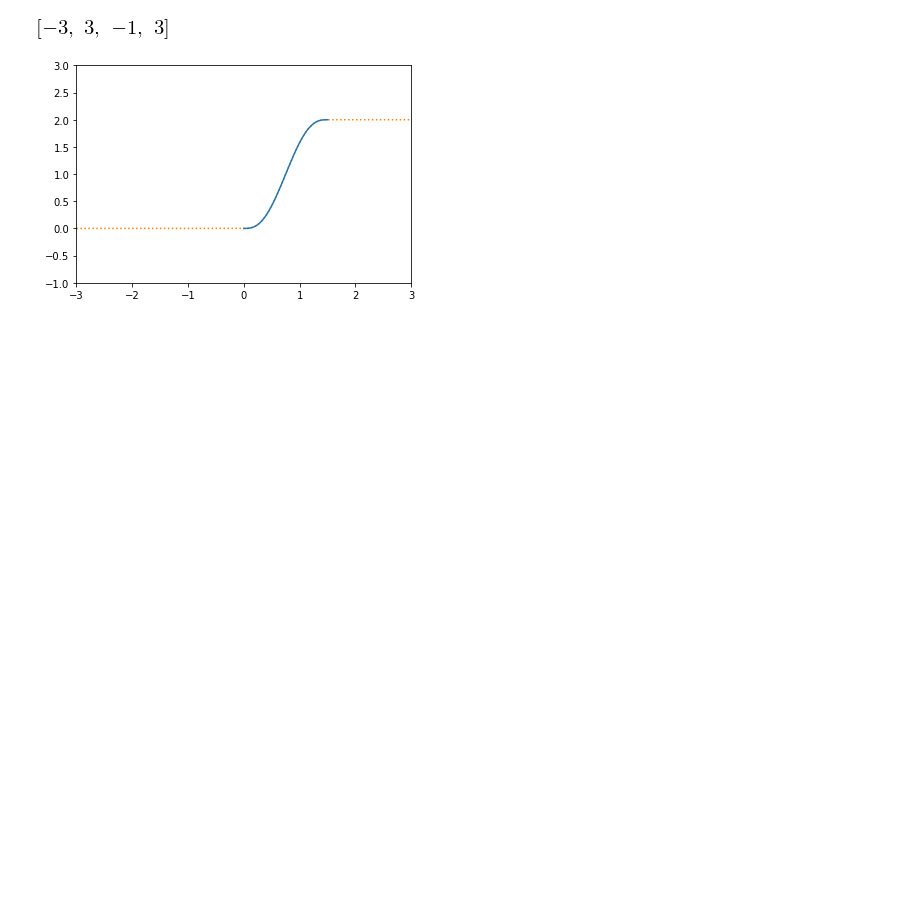
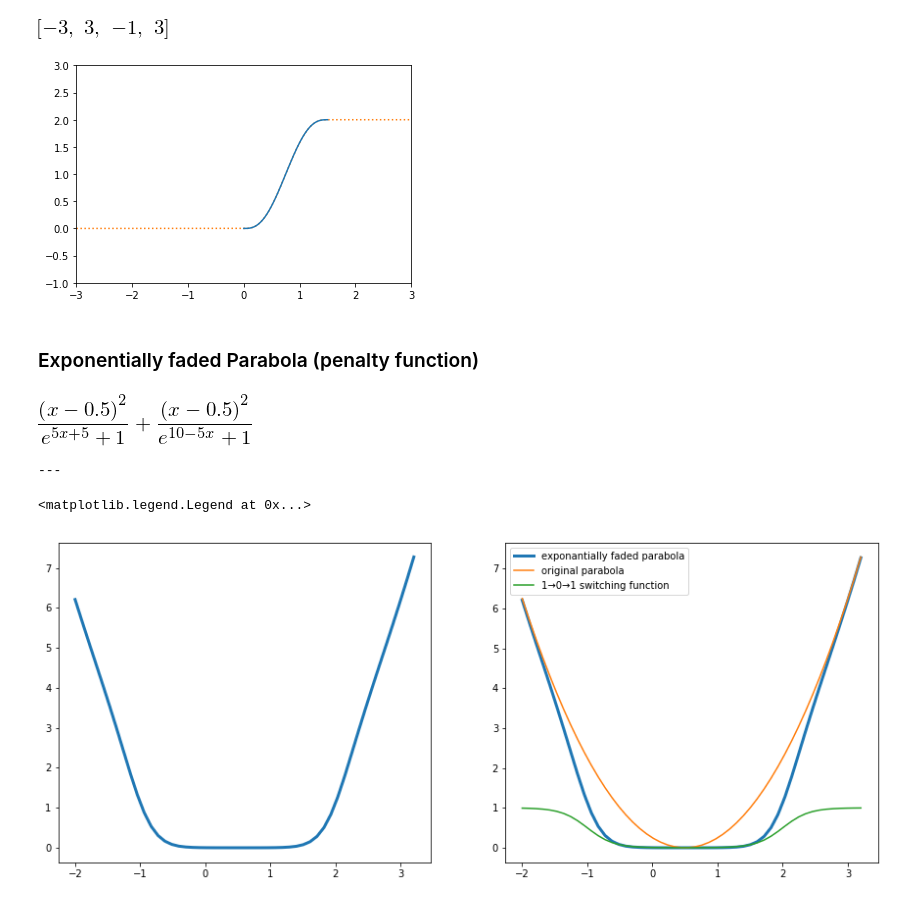
Before and after one commit to TUD-RST/symbtools, a Jupyter notebook: docs/demo_notebooks/polynomial_transition.ipynb, the cells around one changed output. Drawn from its saved outputs; the diff is of its cells as text; code cells hidden in the pictures; blank space fills up the shorter version.

Commit message:
add penalty_expression + test + doc-section (notebook)

```diff
--- a/docs/demo_notebooks/polynomial_transition.ipynb
+++ b/docs/demo_notebooks/polynomial_transition.ipynb
@@ -57,3 +59,28 @@ plt.axis([-3, 3, -1, 3])
 # %% [output]
 [figure]
 [figure]
+# %% [markdown]
+### Exponentially faded Parabola (penalty function)
+# %%
+x = sp.Symbol("x")
+xmin, xmax = -1, 2
+
+pe = st.penalty_expression(x, xmin, xmax) ##:
+
+pefnc = st.expr_to_func(x, pe)
+
+xx = np.linspace(-2, 3.2)
+
+fig, (ax1, ax2) = plt.subplots(1, 2, figsize=(15, 6));
+
+ax1.plot(xx, pefnc(xx), lw=3, label="exponantially faded parabola")
+
+ax2.plot(xx, pefnc(xx), lw=3, label="exponantially faded parabola")
+ax2.plot(xx, (xx-0.5)**2, label="original parabola")
+ax2.plot(xx, pefnc(xx)/(xx-0.5)**2, label="1→0→1 switching function")
+ax2.legend()
+# %% [output]
+[figure, added]
+---
+<matplotlib.legend.Legend at 0x...>
+[figure, added]
```
Also changed, not shown: parts of 1 cell of this notebook, 2 other files.
